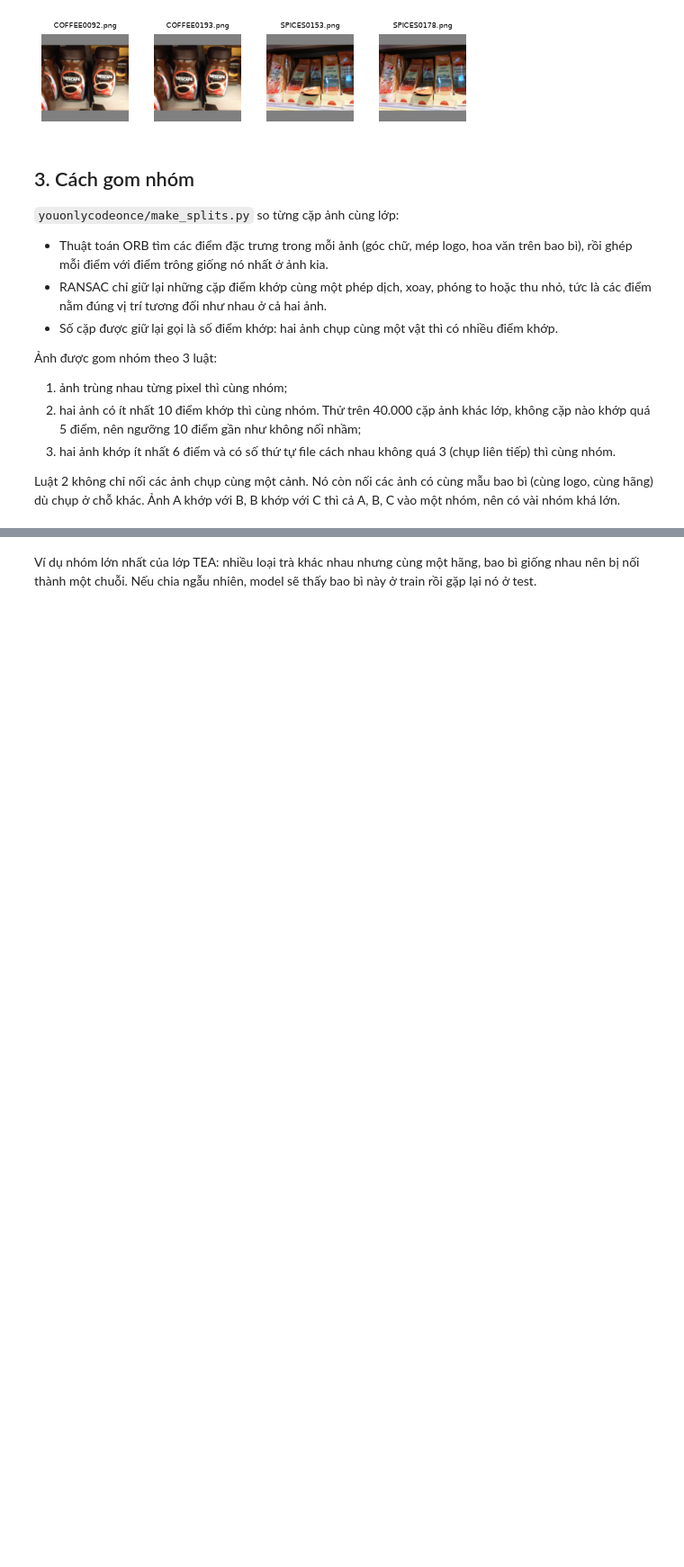
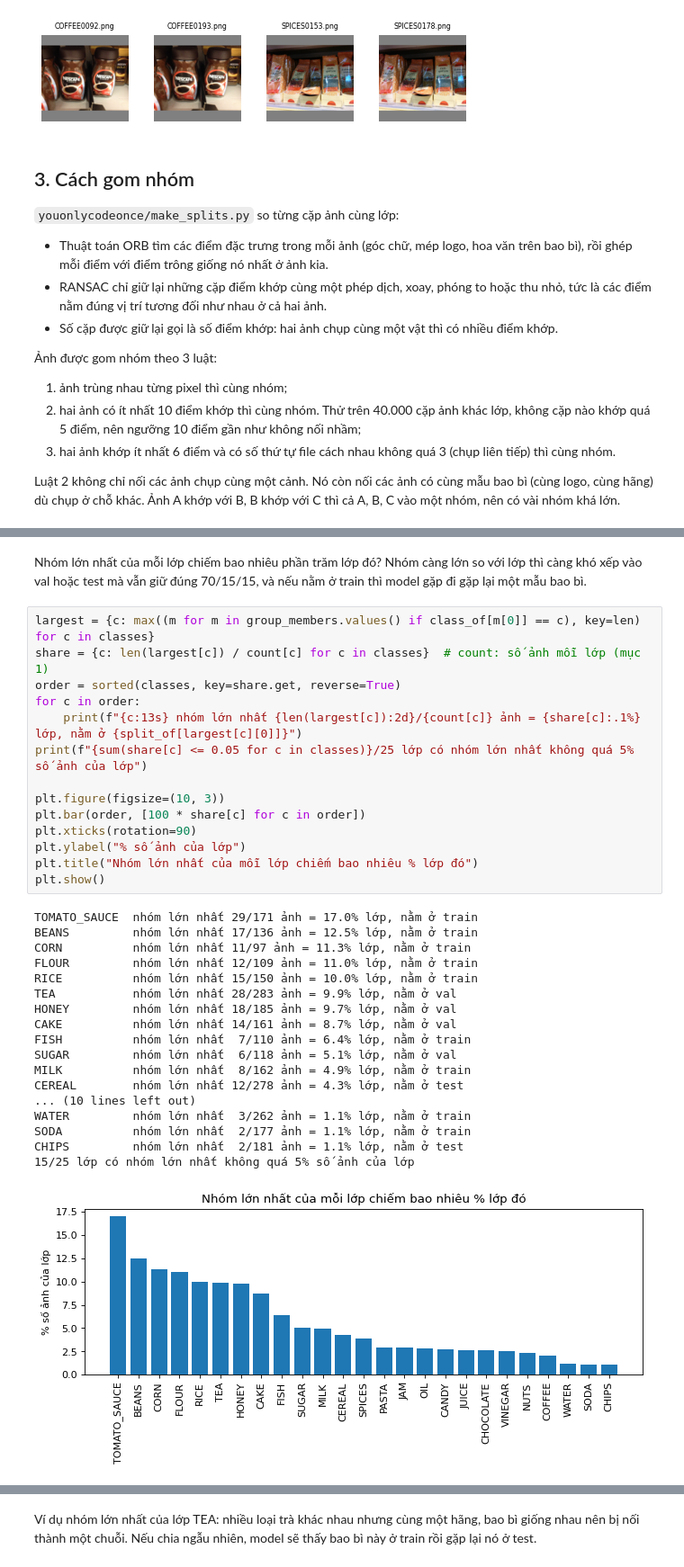
Before and after one commit to MrBuoi/freiburg-groceries-classification, a Jupyter notebook: notebooks/eda_chia_du_lieu.ipynb, the cells around one changed output, grey strips where cells are left out. Shown at 90% size. Saved outputs shown, nothing was run; the diff lists cells and outputs as text; blank space fills up the shorter version.

```diff
--- a/notebooks/eda_chia_du_lieu.ipynb
+++ b/notebooks/eda_chia_du_lieu.ipynb
@@ -147,0 +148,35 @@ số nhóm theo số ảnh trong nhóm: [(1, 3477), (2, 333), (3, 86), (4, 28),
+# %% [markdown]
+Nhóm lớn nhất của mỗi lớp chiếm bao nhiêu phần trăm lớp đó? Nhóm càng lớn so với lớp thì càng khó xếp vào val hoặc test mà vẫn giữ đúng 70/15/15, và nếu nằm ở train thì model gặp đi gặp lại một mẫu bao bì.
+# %%
+largest = {c: max((m for m in group_members.values() if class_of[m[0]] == c), key=len) for c in classes}
+share = {c: len(largest[c]) / count[c] for c in classes}  # count: số ảnh mỗi lớp (mục 1)
+order = sorted(classes, key=share.get, reverse=True)
+for c in order:
+    print(f"{c:13s} nhóm lớn nhất {len(largest[c]):2d}/{count[c]} ảnh = {share[c]:.1%} lớp, nằm ở {split_of[largest[c][0]]}")
+print(f"{sum(share[c] <= 0.05 for c in classes)}/25 lớp có nhóm lớn nhất không quá 5% số ảnh của lớp")
+
+plt.figure(figsize=(10, 3))
+plt.bar(order, [100 * share[c] for c in order])
+plt.xticks(rotation=90)
+plt.ylabel("% số ảnh của lớp")
+plt.title("Nhóm lớn nhất của mỗi lớp chiếm bao nhiêu % lớp đó")
+plt.show()
+# %% [output]
+TOMATO_SAUCE  nhóm lớn nhất 29/171 ảnh = 17.0% lớp, nằm ở train
+BEANS         nhóm lớn nhất 17/136 ảnh = 12.5% lớp, nằm ở train
+CORN          nhóm lớn nhất 11/97 ảnh = 11.3% lớp, nằm ở train
+FLOUR         nhóm lớn nhất 12/109 ảnh = 11.0% lớp, nằm ở train
+RICE          nhóm lớn nhất 15/150 ảnh = 10.0% lớp, nằm ở train
+TEA           nhóm lớn nhất 28/283 ảnh = 9.9% lớp, nằm ở val
+HONEY         nhóm lớn nhất 18/185 ảnh = 9.7% lớp, nằm ở val
+CAKE          nhóm lớn nhất 14/161 ảnh = 8.7% lớp, nằm ở val
+FISH          nhóm lớn nhất  7/110 ảnh = 6.4% lớp, nằm ở train
+SUGAR         nhóm lớn nhất  6/118 ảnh = 5.1% lớp, nằm ở val
+MILK          nhóm lớn nhất  8/162 ảnh = 4.9% lớp, nằm ở train
+CEREAL        nhóm lớn nhất 12/278 ảnh = 4.3% lớp, nằm ở test
+... (10 lines left out)
+WATER         nhóm lớn nhất  3/262 ảnh = 1.1% lớp, nằm ở train
+SODA          nhóm lớn nhất  2/177 ảnh = 1.1% lớp, nằm ở train
+CHIPS         nhóm lớn nhất  2/181 ảnh = 1.1% lớp, nằm ở test
+15/25 lớp có nhóm lớn nhất không quá 5% số ảnh của lớp
+[figure, added]
```
Also changed, not shown: parts of 7 cells of this notebook, 1 other file.
